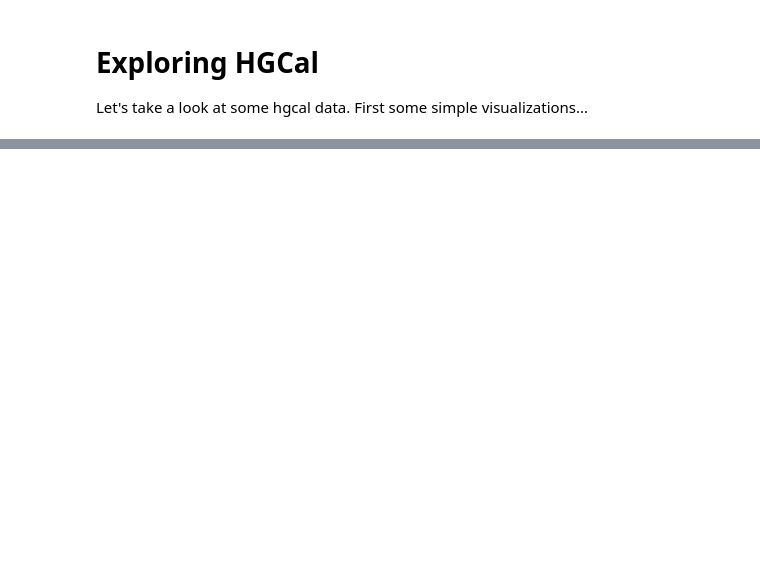
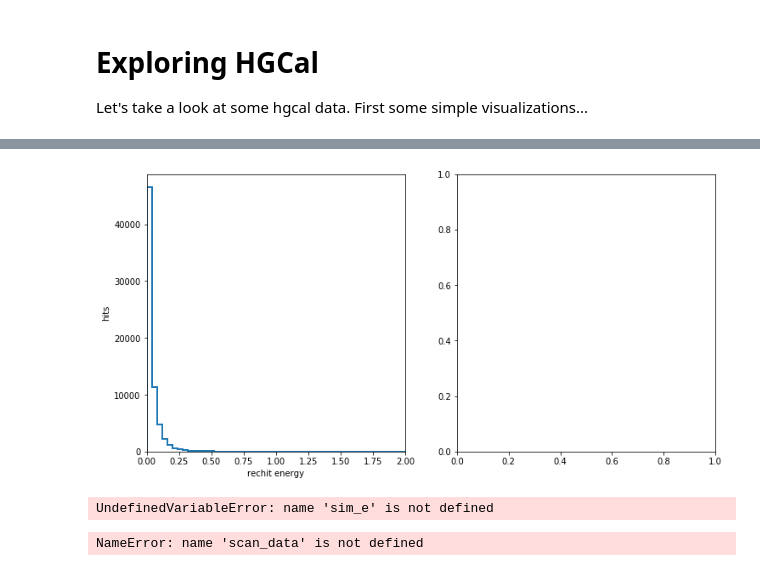
Before and after one commit to NWUHEP/hgcal-analysis, a Jupyter notebook: notebooks/hgcal_explore.ipynb, the cells around one changed output, grey strips where cells are left out. Cells and saved outputs as stored; diff of their text form; code cells hidden in the pictures; blank space fills up the shorter version.

```diff
--- a/notebooks/hgcal_explore.ipynb
+++ b/notebooks/hgcal_explore.ipynb
@@ -42,47 +44,63 @@ gen_data = gen_data.query('theta > 0. and evt == 3')
+# %%
+# get the data
+infile = open('local_data/electron_tc_nominal/output_0.pkl', 'rb')
+evts_particles = pickle.load(infile)
+evts_cells = pickle.load(infile)
 # %%
 #plt.yscale('log')
-fig, axes = plt.subplots(1, 2, figsize=(12,6), sharey=True, facecolor='white')
-axes[0].hist(event_data.e, range=(0., 2.), bins=50, histtype='step', lw=2)
+fig, axes = plt.subplots(1, 2, figsize=(12,6), sharey=False, facecolor='white')
+axes[0].hist(evts_cells[0].pt, range=(0., 2.), bins=50, histtype='step', lw=2)
 axes[0].set_xlabel('rechit energy')
 axes[0].set_ylabel('hits')
 axes[0].set_title('')
 axes[0].set_xlim([0., 2.])
 
-axes[1].hist(event_data.t, range=(0.99, 1.15), bins=20, histtype='step', lw=2)
-axes[1].set_xlabel('rechit time')
-axes[1].set_ylabel('hits')
-axes[1].set_title('')
-axes[1].set_xlim([0.99, 1.15])
+#axes[1].hist(evts_cells[0].query('sim_e > 0').sim_e, range=(0., 2.), bins=20, histtype='step', lw=2)
+#axes[1].set_xlabel('sim energy')
+#axes[1].set_ylabel('hits')
+#axes[1].set_title('')
+#axes[1].set_xlim(0., )
 
 plt.show()
+# %% [output]
+[figure, added]
 # %%
-scan_data = event_data#.query('sqrt((x-20)**2 + (y - 60)**2) < 20. and 0. < phi < {0}/2'.format(np.pi))
-phi_cscale = scan_data.phi/(2*np.pi)
+cells = evts_cells[0].query('z > 0')
+sim_cells = evts_cells[0].query('sim_e > 0 and z > 0')
+cells['r'] = np.sqrt(cells['x']**2 + cells['y']**2)
 
-gen_face_position = np.array([propagate_to_face(p.theta, p.phi, p.pt, 3.2, 0.14) for i,p in gen_data.iterrows()])
-gen_tail_position = np.array([propagate_to_face(p.theta, p.phi, p.pt, 4.1, 0.14) for i,p in gen_data.iterrows()])
+particles = evts_particles[0].query('eta > 0')
+electron = particles.query('pid == 11').iloc[0]
+#gen_face_position = np.array([propagate_to_face(p.theta, p.phi, p.pt, 3.2, 0.14) for i,p in gen_data.iterrows()])
+#gen_tail_position = np.array([propagate_to_face(p.theta, p.phi, p.pt, 4.1, 0.14) for i,p in gen_data.iterrows()])
 
 fig, axes = plt.subplots(1, 2, figsize=(16,8), facecolor='white')
-axes[0].scatter(scan_data.z, np.sign(scan_data.y)*scan_data.r, s=20*scan_data.e, c=phi_cscale, cmap='viridis')
-axes[0].set_xlabel('z (cm)')
-axes[0].set_ylabel('r (cm)')
-axes[0].set_xlim([315., 420.])
-axes[0].set_ylim([50., 80.])
+ax = axes[0]
+ax.plot([electron.ovz, electron.dvz], [electron.ovy, electron.dvy])
+ax.scatter(sim_cells.z, sim_cells.y, s=10*sim_cells.sim_e, c='r')
+ax.scatter(cells.z, cells.y, s=10*cells.reco_e, c=cells.reco_e, cmap='plasma', alpha=0.05)
+ax.set_xlabel('z (cm)')
+ax.set_ylabel('y (cm)')
+ax.set_xlim([285., 340.])
+ax.set_ylim([-100., -50.])
 
-axes[1].scatter(100.*gen_face_position[:,0], 100.*gen_face_position[:,1], marker='*', c='k')
-axes[1].scatter(100.*gen_tail_position[:,0], 100.*gen_tail_position[:,1], marker='>', c='k')
-axes[1].hist2d(scan_data.x, scan_data.y, bins=100, cmap='hot_r', range=[[-180, 180], [-180, 180]])
+#axes[1].scatter(100.*gen_face_position[:,0], 100.*gen_face_position[:,1], marker='*', c='k')
+#axes[1].scatter(100.*gen_tail_position[:,0], 100.*gen_tail_position[:,1], marker='>', c='k')
+axes[1].scatter(sim_cells.x, sim_cells.y, s=sim_cells.z - 315, c=np.exp(10*sim_cells.sim_e), cmap='Wistia', alpha=0.95)
+axes[1].scatter(cells.x, cells.y, c=cells.reco_e, cmap='plasma', alpha=0.05)
 axes[1].set_xlabel('x (cm)')
 axes[1].set_ylabel('y (cm)')
-axes[1].set_xlim([0., 175.])
-axes[1].set_ylim([0., 175.])
+axes[1].set_xlim([-100., 0.])
+axes[1].set_ylim([-100., -60.])
 
 plt.show()
+# %% [output]
+UndefinedVariableError: name 'sim_e' is not defined
 # %%
 #from skimage.feature import blob_doh
 #blobs_doh = blob_doh(image_gray, max_sigma=30, threshold=.01)
 # %%
-zvals = scan_data['z'].unique()
+zvals = ['z'].unique()
 zvals.sort()
 fig, axes = plt.subplots(7, 7, facecolor='white', figsize=(20, 20), sharey=True, sharex=True)
 
@@ -102,3 +120,5 @@ for i, plane in enumerate(zvals):
     axes[row][col].text(35,90, 'z = {0:.1f}'.format(plane))
 
 plt.show()
+# %% [output]
+NameError: name 'scan_data' is not defined
```
Also changed, not shown: parts of 4 cells of this notebook, 15 other files.
